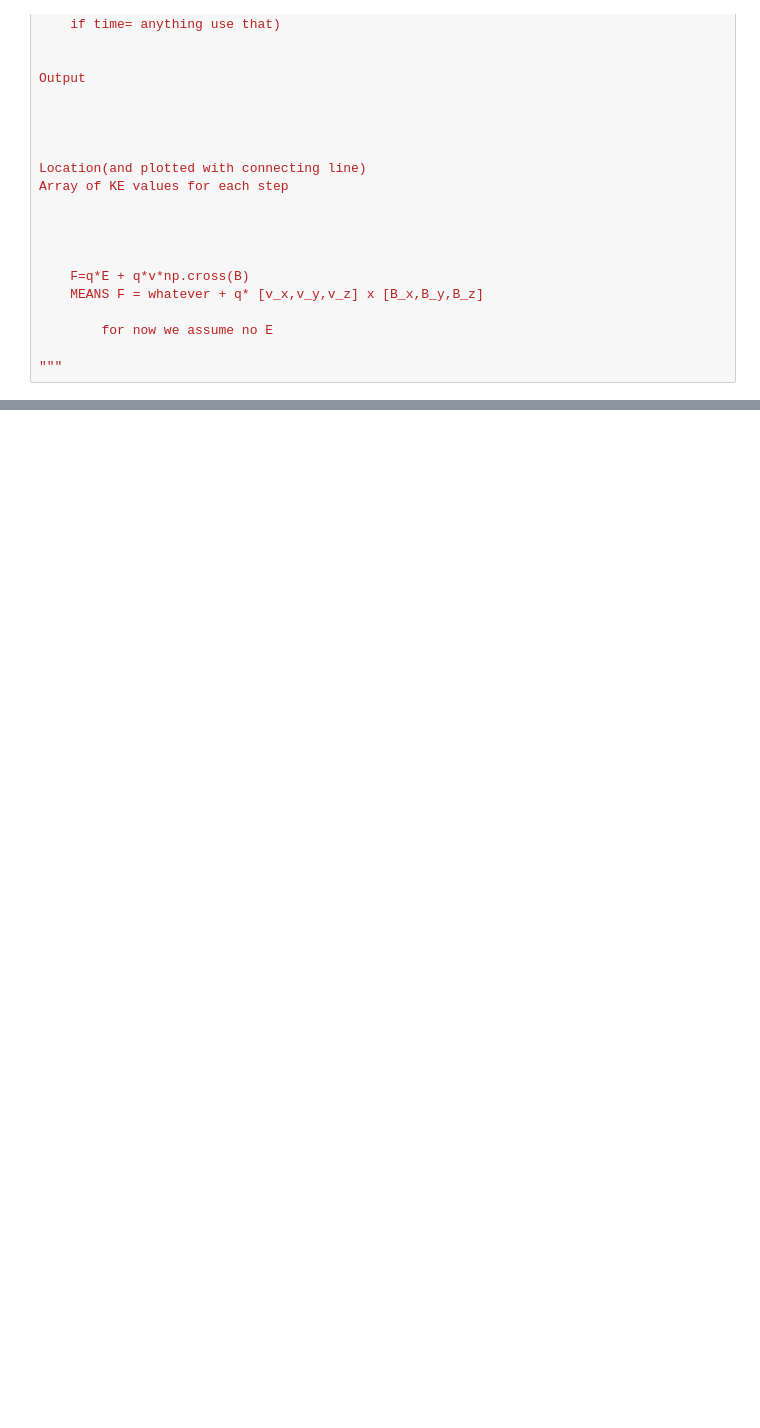
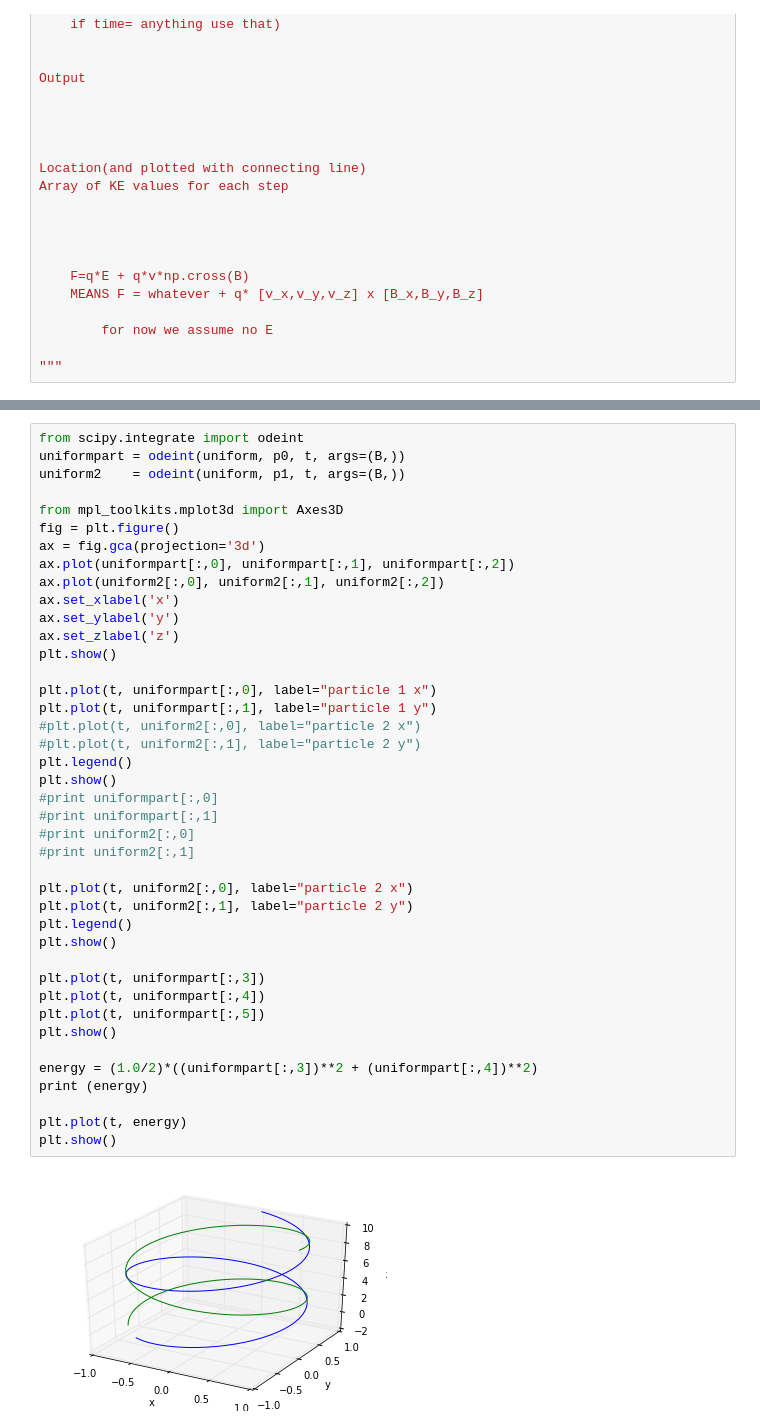
Before and after one commit to pitt1321/B-Field-Charge-Configurations-, a Jupyter notebook: Final Project (Grant, Nick, Robert) .ipynb, the cells around one changed output, grey strips where cells are left out. Drawn from its saved outputs; the diff is of its cells as text; blank space fills up the shorter version.

Commit message:
particle in uniform and random B-fields

```diff
--- a/Final Project (Grant, Nick, Robert) .ipynb
+++ b/Final Project (Grant, Nick, Robert) .ipynb
@@ -118,0 +239,43 @@ Array of KE values for each step
+# %%
+from scipy.integrate import odeint
+uniformpart = odeint(uniform, p0, t, args=(B,))
+uniform2    = odeint(uniform, p1, t, args=(B,))
+
+from mpl_toolkits.mplot3d import Axes3D
+fig = plt.figure()
+ax = fig.gca(projection='3d')
+ax.plot(uniformpart[:,0], uniformpart[:,1], uniformpart[:,2])
+ax.plot(uniform2[:,0], uniform2[:,1], uniform2[:,2])
+ax.set_xlabel('x')
+ax.set_ylabel('y')
+ax.set_zlabel('z')
+plt.show()
+
+plt.plot(t, uniformpart[:,0], label="particle 1 x")
+plt.plot(t, uniformpart[:,1], label="particle 1 y")
+#plt.plot(t, uniform2[:,0], label="particle 2 x")
+#plt.plot(t, uniform2[:,1], label="particle 2 y")
+plt.legend()
+plt.show()
+#print uniformpart[:,0]
+#print uniformpart[:,1]
+#print uniform2[:,0]
+#print uniform2[:,1]
+
+plt.plot(t, uniform2[:,0], label="particle 2 x")
+plt.plot(t, uniform2[:,1], label="particle 2 y")
+plt.legend()
+plt.show()
+
+plt.plot(t, uniformpart[:,3])
+plt.plot(t, uniformpart[:,4])
+plt.plot(t, uniformpart[:,5])
+plt.show()
+
+energy = (1.0/2)*((uniformpart[:,3])**2 + (uniformpart[:,4])**2)
+print (energy)
+
+plt.plot(t, energy)
+plt.show()
+# %% [output]
+[figure, added]
```
Also changed, not shown: parts of 9 cells of this notebook.
